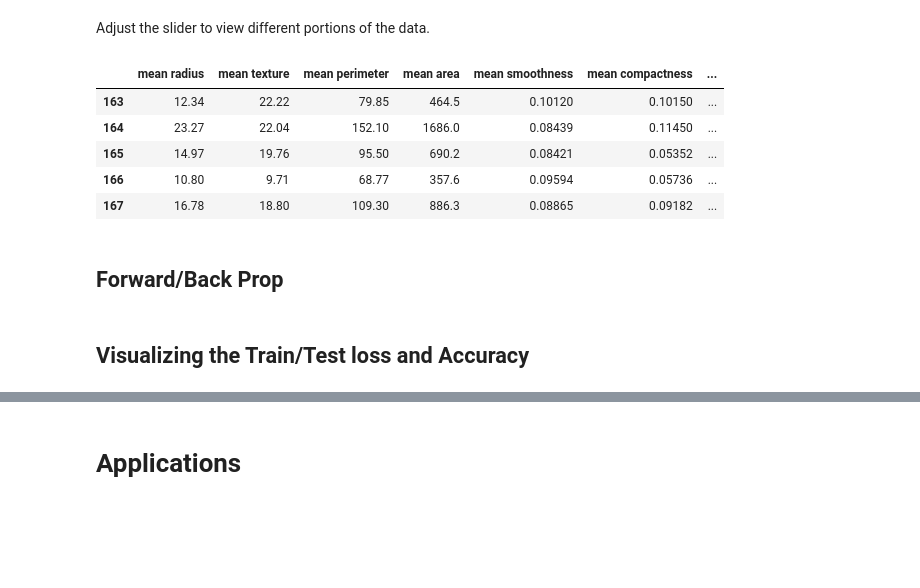
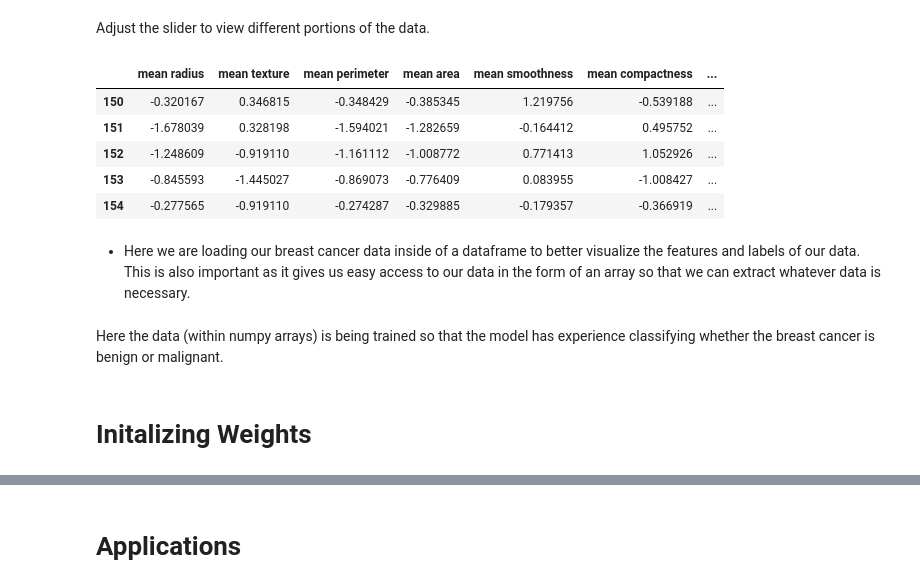
Before and after one commit to SD0313/StartOnAI, a Jupyter notebook: Neural_Net_From_Scratch.ipynb, the cells around one changed output, grey strips where cells are left out. Saved outputs shown, nothing was run; the diff lists cells and outputs as text; code cells hidden in the pictures; blank space fills up the shorter version.

```diff
--- a/Neural_Net_From_Scratch.ipynb
+++ b/Neural_Net_From_Scratch.ipynb
@@ -159,17 +230,2 @@ import tqdm as tqdm
 # %% [markdown]
 Adjust the slider to view different portions of the data.
-# %%
-data = load_breast_cancer() #read data from sklearn, documentation: https://scikit-learn.org/stable/modules/generated/sklearn.datasets.load_breast_cancer.html
-full_data = data.data #input features
-full_target = data.target #labels
-full_df = pd.DataFrame(full_data, columns=data.feature_names) #convert to panda dataframe
-full_df['target'] = full_target
-start_index = 163 #@param {type:"slider", min:0, max:564, step:1}
-full_df[start_index:start_index+5]
-# %% [output]
-|  | mean radius | mean texture | mean perimeter | mean area | mean smoothness | mean compactness | ... |
-| 163 | 12.34 | 22.22 | 79.85 | 464.5 | 0.10120 | 0.10150 | ... |
-| 164 | 23.27 | 22.04 | 152.10 | 1686.0 | 0.08439 | 0.11450 | ... |
-| 165 | 14.97 | 19.76 | 95.50 | 690.2 | 0.08421 | 0.05352 | ... |
-| 166 | 10.80 | 9.71 | 68.77 | 357.6 | 0.09594 | 0.05736 | ... |
-| 167 | 16.78 | 18.80 | 109.30 | 886.3 | 0.08865 | 0.09182 | ... |
@@ -195,2 +231,0 @@ def binary_crossentropy(y, yhat):
-# %% [markdown]
-## Forward/Back Prop
@@ -203,2 +232,14 @@ def back_prop(x):
-# %% [markdown]
-## Visualizing the Train/Test loss and Accuracy
+# %%
+full_df = pd.read_csv('https://raw.githubusercontent.com/karthikb19/data/master/breastcancer.csv') #preprocessed data
+full_df.drop(['Unnamed: 0'], inplace=True, axis=1)
+start_index = 150 #@param {type:"slider", min:0, max:564, step:1}
+full_df[start_index:start_index+5]
+# %% [output]
+|  | mean radius | mean texture | mean perimeter | mean area | mean smoothness | mean compactness | ... |
+| 150 | -0.320167 | 0.346815 | -0.348429 | -0.385345 | 1.219756 | -0.539188 | ... |
+| 151 | -1.678039 | 0.328198 | -1.594021 | -1.282659 | -0.164412 | 0.495752 | ... |
+| 152 | -1.248609 | -0.919110 | -1.161112 | -1.008772 | 0.771413 | 1.052926 | ... |
+| 153 | -0.845593 | -1.445027 | -0.869073 | -0.776409 | 0.083955 | -1.008427 | ... |
+| 154 | -0.277565 | -0.919110 | -0.274287 | -0.329885 | -0.179357 | -0.366919 | ... |
+# %% [markdown]
+- Here we are loading our breast cancer data inside of a dataframe to better visualize the features and labels of our data. This is also important as it gives us easy access to our data in the form of an array so that we can extract whatever data is necessary.
@@ -204,0 +260,4 @@ def back_prop(x):
+# %% [markdown]
+Here the data (within numpy arrays) is being trained so that the model has experience classifying whether the breast cancer is benign or malignant.
+# %% [markdown]
+# Initalizing Weights
```
Also changed, not shown: parts of 40 cells of this notebook.
